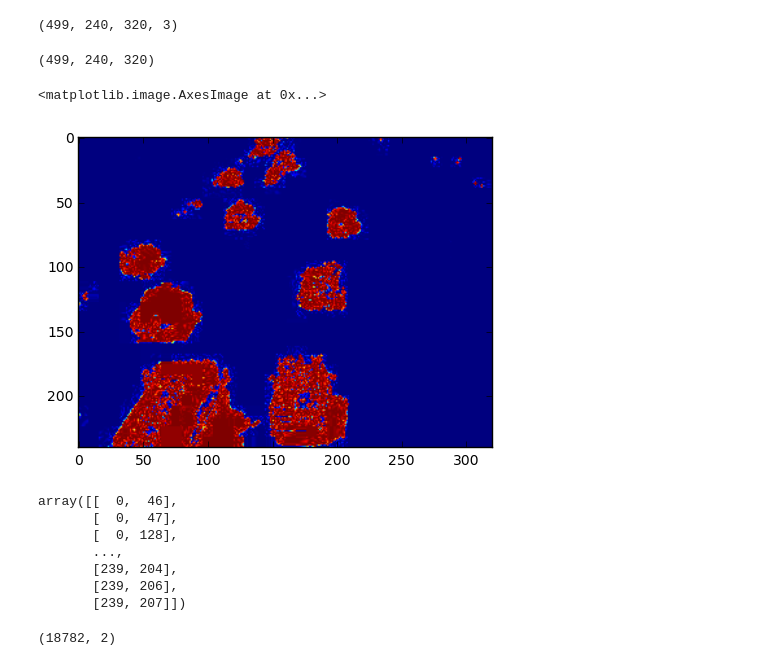
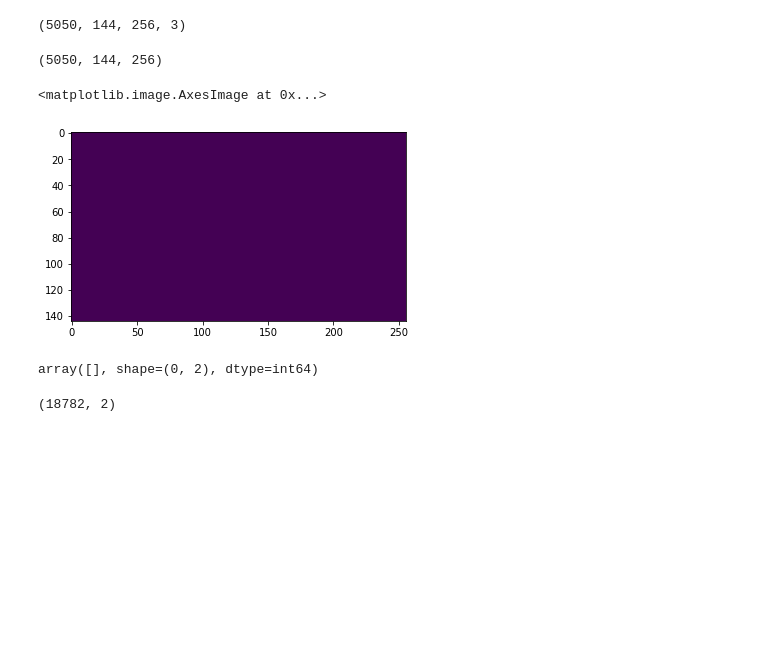
Before and after one commit to jxm-math/capstone_project, a Jupyter notebook: clustering_2d.ipynb, the cells around one changed output. Saved outputs shown, nothing was run; the diff lists cells and outputs as text; code cells hidden in the pictures; blank space fills up the shorter version.

```diff
--- a/clustering_2d.ipynb
+++ b/clustering_2d.ipynb
@@ -20,31 +25,25 @@ from sklearn import metrics
 # %%
-videoarray = skvideo.io.vread('data/improved_videos/video1.avi')
+videoarray = skvideo.io.vread('data/improved_videos/training4.avi')
 # %%
 videoarray.shape
 # %% [output]
-(499, 240, 320, 3)
+(5050, 144, 256, 3)
 # %%
 t_array=videoarray[:,:,:,0]
 t_array.shape
 # %% [output]
-(499, 240, 320)
+(5050, 144, 256)
 # %%
-plt.imshow(t_array[10,:,:])
+plt.imshow(t_array[23,:,:])
 # %% [output]
 <matplotlib.image.AxesImage at 0x...>
-[figure, old version]
+[figure, new version]
 # %%
 X = np.transpose(np.nonzero(t_array[10,:,:]))
 # %%
 X
 # %% [output]
-array([[  0,  46],
-       [  0,  47],
-       [  0, 128],
-       ...,
-       [239, 204],
-       [239, 206],
-       [239, 207]])
+array([], shape=(0, 2), dtype=int64)
 # %%
 X.shape
 # %% [output]
```
Also changed, not shown: parts of 2 cells of this notebook, 12 other files.
